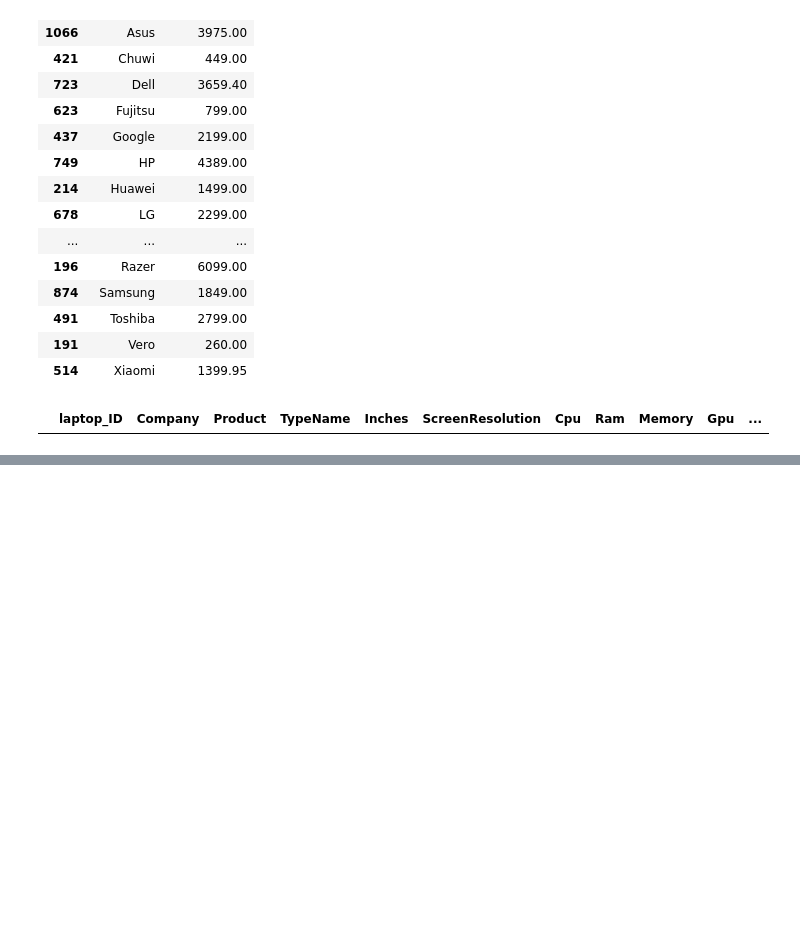
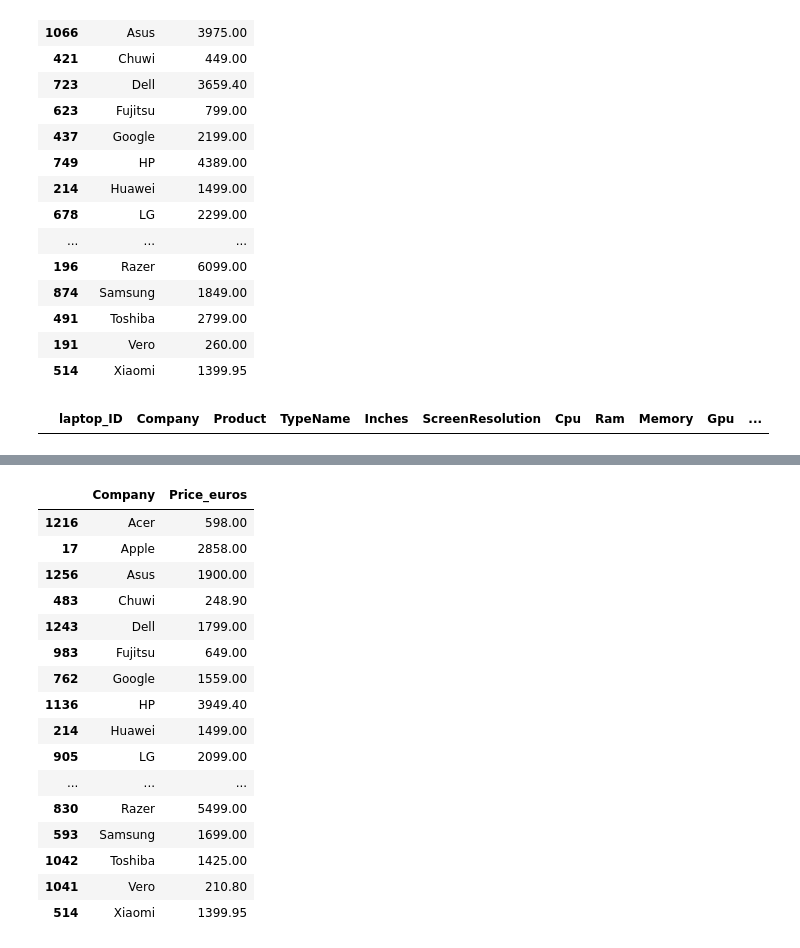
Before and after one commit to 16A9DA/Data-Science, a Jupyter notebook: Basics/Duplicate.ipynb, the cells around one changed output, grey strips where cells are left out. Saved outputs shown, nothing was run; the diff lists cells and outputs as text; code cells hidden in the pictures; blank space fills up the shorter version.

```diff
--- a/Basics/Duplicate.ipynb
+++ b/Basics/Duplicate.ipynb
@@ -111,0 +157,25 @@ df[~duplicated_false]
+# %%
+df = pd.read_csv('laptop_price.csv',encoding_errors='ignore')
+#finding big and small size in laptop using sort and duplicate first,last and false
+df = df.sort_values(['Company','Inches'])
+df.drop_duplicates(['Company'],keep='first')[['Company','Price_euros']]
+
+df.drop_duplicates(['Company'],keep='last')[['Company','Price_euros']]
+# %% [output]
+|  | Company | Price_euros |
+| 1216 | Acer | 598.00 |
+| 17 | Apple | 2858.00 |
+| 1256 | Asus | 1900.00 |
+| 483 | Chuwi | 248.90 |
+| 1243 | Dell | 1799.00 |
+| 983 | Fujitsu | 649.00 |
+| 762 | Google | 1559.00 |
+| 1136 | HP | 3949.40 |
+| 214 | Huawei | 1499.00 |
+| 905 | LG | 2099.00 |
+| ... | ... | ... |
+| 830 | Razer | 5499.00 |
+| 593 | Samsung | 1699.00 |
+| 1042 | Toshiba | 1425.00 |
+| 1041 | Vero | 210.80 |
+| 514 | Xiaomi | 1399.95 |
```
Also changed, not shown: parts of 3 cells of this notebook, 1 other file.
